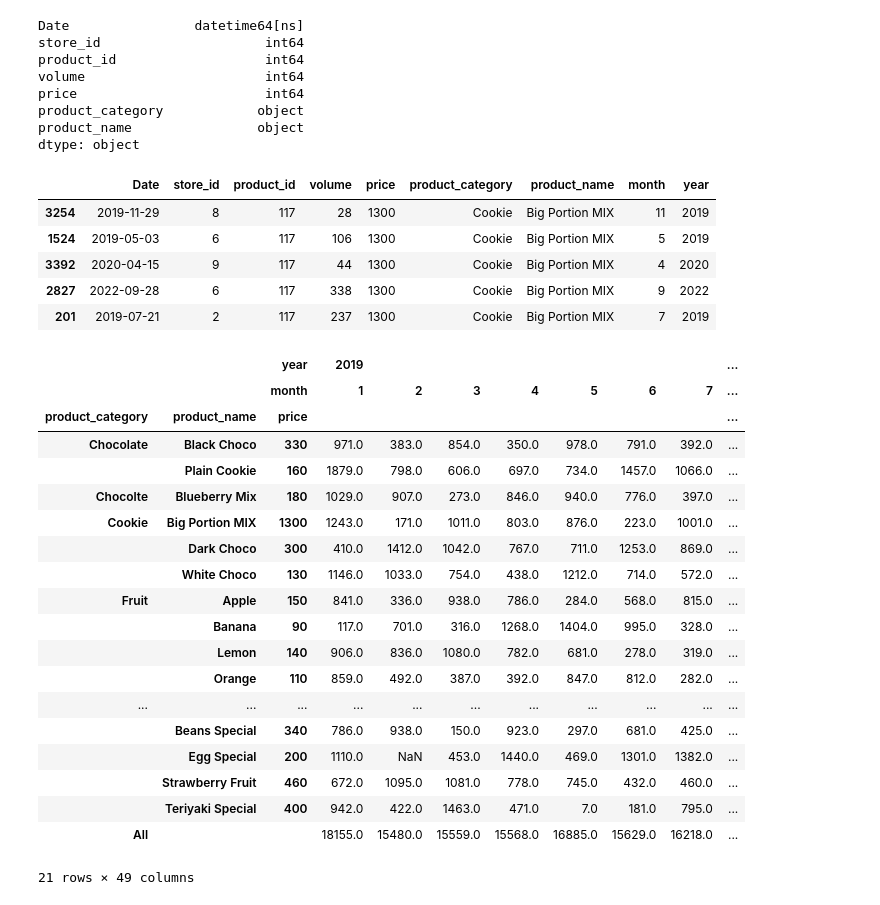
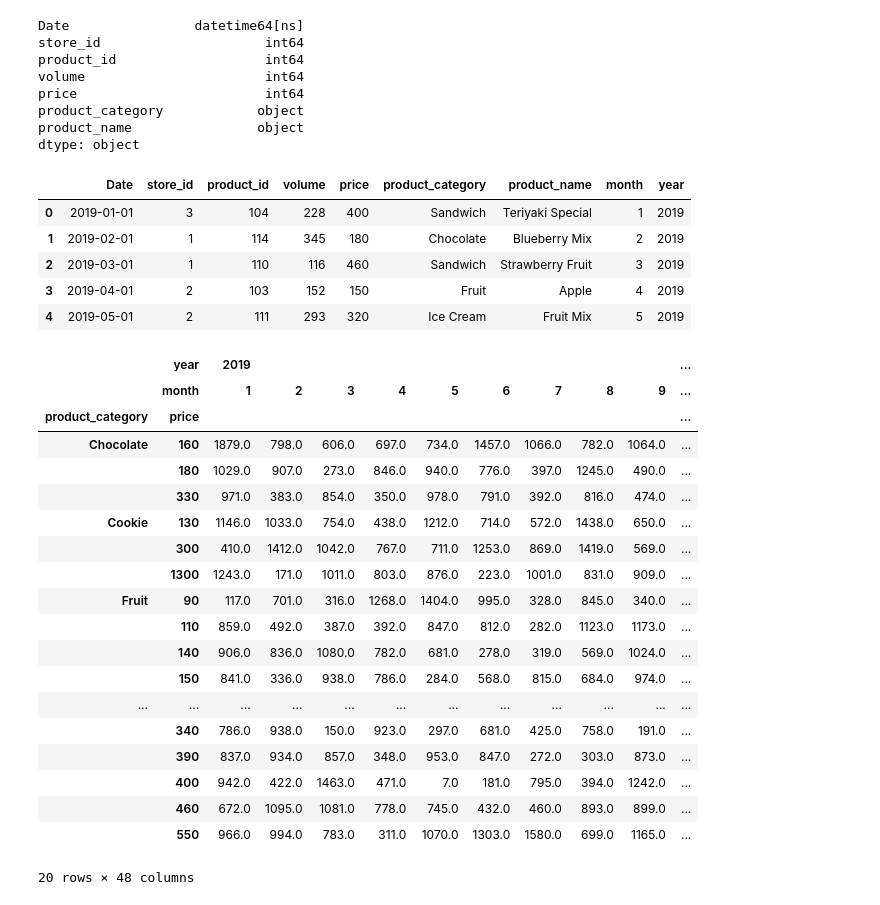
Before and after one commit to TeixeiraData/stores, a Jupyter notebook: five_exp.ipynb, the cells around one changed output. Saved outputs shown, nothing was run; the diff lists cells and outputs as text; code cells hidden in the pictures.

```diff
--- a/five_exp.ipynb
+++ b/five_exp.ipynb
@@ -28,6 +28,8 @@ geral_name.head()
 | 2 | 03-01-19 | 1 | 110 | 116 | 460 | Sandwich | Strawberry Fruit |
 | 3 | 04-01-19 | 2 | 103 | 152 | 150 | Fruit | Apple |
 | 4 | 05-01-19 | 2 | 111 | 293 | 320 | Ice Cream | Fruit Mix |
+# %%
+geral_name.loc[geral_name["product_category"] == "Chocolte","product_category"] = "Chocolate"
 # %%
 geral_name['Date'] = geral_name['Date'].astype('datetime64')
 # %%
@@ -48,34 +50,37 @@ geral_name['year'] = geral_name['Date'].dt.year
 geral_name.head()
 # %% [output]
 |  | Date | store_id | product_id | volume | price | product_category | product_name | month | year |
-| 3254 | 2019-11-29 | 8 | 117 | 28 | 1300 | Cookie | Big Portion MIX | 11 | 2019 |
-| 1524 | 2019-05-03 | 6 | 117 | 106 | 1300 | Cookie | Big Portion MIX | 5 | 2019 |
-| 3392 | 2020-04-15 | 9 | 117 | 44 | 1300 | Cookie | Big Portion MIX | 4 | 2020 |
-| 2827 | 2022-09-28 | 6 | 117 | 338 | 1300 | Cookie | Big Portion MIX | 9 | 2022 |
-| 201 | 2019-07-21 | 2 | 117 | 237 | 1300 | Cookie | Big Portion MIX | 7 | 2019 |
+| 0 | 2019-01-01 | 3 | 104 | 228 | 400 | Sandwich | Teriyaki Special | 1 | 2019 |
+| 1 | 2019-02-01 | 1 | 114 | 345 | 180 | Chocolate | Blueberry Mix | 2 | 2019 |
+| 2 | 2019-03-01 | 1 | 110 | 116 | 460 | Sandwich | Strawberry Fruit | 3 | 2019 |
+| 3 | 2019-04-01 | 2 | 103 | 152 | 150 | Fruit | Apple | 4 | 2019 |
+| 4 | 2019-05-01 | 2 | 111 | 293 | 320 | Ice Cream | Fruit Mix | 5 | 2019 |
 # %%
 end2 = geral_name.pivot_table(
-    values="volume", index=["product_category","product_name","price"], columns=["year","month"], aggfunc="sum", margins=True
+    values="volume",
+    index=["product_category" ,"price"],
+    columns=["year","month"],
+    aggfunc=np.sum
 )
 end2
 # %% [output]
-|  |  | year | 2019 |  |  |  |  |  |  | ... |
-|  |  | month | 1 | 2 | 3 | 4 | 5 | 6 | 7 | ... |
-| product_category | product_name | price |  |  |  |  |  |  |  | ... |
-| Chocolate | Black Choco | 330 | 971.0 | 383.0 | 854.0 | 350.0 | 978.0 | 791.0 | 392.0 | ... |
-|  | Plain Cookie | 160 | 1879.0 | 798.0 | 606.0 | 697.0 | 734.0 | 1457.0 | 1066.0 | ... |
-| Chocolte | Blueberry Mix | 180 | 1029.0 | 907.0 | 273.0 | 846.0 | 940.0 | 776.0 | 397.0 | ... |
-| Cookie | Big Portion MIX | 1300 | 1243.0 | 171.0 | 1011.0 | 803.0 | 876.0 | 223.0 | 1001.0 | ... |
-|  | Dark Choco | 300 | 410.0 | 1412.0 | 1042.0 | 767.0 | 711.0 | 1253.0 | 869.0 | ... |
-|  | White Choco | 130 | 1146.0 | 1033.0 | 754.0 | 438.0 | 1212.0 | 714.0 | 572.0 | ... |
-| Fruit | Apple | 150 | 841.0 | 336.0 | 938.0 | 786.0 | 284.0 | 568.0 | 815.0 | ... |
-|  | Banana | 90 | 117.0 | 701.0 | 316.0 | 1268.0 | 1404.0 | 995.0 | 328.0 | ... |
-|  | Lemon | 140 | 906.0 | 836.0 | 1080.0 | 782.0 | 681.0 | 278.0 | 319.0 | ... |
-|  | Orange | 110 | 859.0 | 492.0 | 387.0 | 392.0 | 847.0 | 812.0 | 282.0 | ... |
-| ... | ... | ... | ... | ... | ... | ... | ... | ... | ... | ... |
-|  | Beans Special | 340 | 786.0 | 938.0 | 150.0 | 923.0 | 297.0 | 681.0 | 425.0 | ... |
-|  | Egg Special | 200 | 1110.0 | NaN | 453.0 | 1440.0 | 469.0 | 1301.0 | 1382.0 | ... |
-|  | Strawberry Fruit | 460 | 672.0 | 1095.0 | 1081.0 | 778.0 | 745.0 | 432.0 | 460.0 | ... |
-|  | Teriyaki Special | 400 | 942.0 | 422.0 | 1463.0 | 471.0 | 7.0 | 181.0 | 795.0 | ... |
-| All |  |  | 18155.0 | 15480.0 | 15559.0 | 15568.0 | 16885.0 | 15629.0 | 16218.0 | ... |
+|  | year | 2019 |  |  |  |  |  |  |  |  | ... |
+|  | month | 1 | 2 | 3 | 4 | 5 | 6 | 7 | 8 | 9 | ... |
+| product_category | price |  |  |  |  |  |  |  |  |  | ... |
+| Chocolate | 160 | 1879.0 | 798.0 | 606.0 | 697.0 | 734.0 | 1457.0 | 1066.0 | 782.0 | 1064.0 | ... |
+|  | 180 | 1029.0 | 907.0 | 273.0 | 846.0 | 940.0 | 776.0 | 397.0 | 1245.0 | 490.0 | ... |
+|  | 330 | 971.0 | 383.0 | 854.0 | 350.0 | 978.0 | 791.0 | 392.0 | 816.0 | 474.0 | ... |
+| Cookie | 130 | 1146.0 | 1033.0 | 754.0 | 438.0 | 1212.0 | 714.0 | 572.0 | 1438.0 | 650.0 | ... |
+|  | 300 | 410.0 | 1412.0 | 1042.0 | 767.0 | 711.0 | 1253.0 | 869.0 | 1419.0 | 569.0 | ... |
+|  | 1300 | 1243.0 | 171.0 | 1011.0 | 803.0 | 876.0 | 223.0 | 1001.0 | 831.0 | 909.0 | ... |
+| Fruit | 90 | 117.0 | 701.0 | 316.0 | 1268.0 | 1404.0 | 995.0 | 328.0 | 845.0 | 340.0 | ... |
+|  | 110 | 859.0 | 492.0 | 387.0 | 392.0 | 847.0 | 812.0 | 282.0 | 1123.0 | 1173.0 | ... |
+|  | 140 | 906.0 | 836.0 | 1080.0 | 782.0 | 681.0 | 278.0 | 319.0 | 569.0 | 1024.0 | ... |
+|  | 150 | 841.0 | 336.0 | 938.0 | 786.0 | 284.0 | 568.0 | 815.0 | 684.0 | 974.0 | ... |
+| ... | ... | ... | ... | ... | ... | ... | ... | ... | ... | ... | ... |
+|  | 340 | 786.0 | 938.0 | 150.0 | 923.0 | 297.0 | 681.0 | 425.0 | 758.0 | 191.0 | ... |
+|  | 390 | 837.0 | 934.0 | 857.0 | 348.0 | 953.0 | 847.0 | 272.0 | 303.0 | 873.0 | ... |
+|  | 400 | 942.0 | 422.0 | 1463.0 | 471.0 | 7.0 | 181.0 | 795.0 | 394.0 | 1242.0 | ... |
+|  | 460 | 672.0 | 1095.0 | 1081.0 | 778.0 | 745.0 | 432.0 | 460.0 | 893.0 | 899.0 | ... |
+|  | 550 | 966.0 | 994.0 | 783.0 | 311.0 | 1070.0 | 1303.0 | 1580.0 | 699.0 | 1165.0 | ... |
-21 rows × 49 columns
+20 rows × 48 columns
```
Also changed, not shown: parts of 2 cells of this notebook.
